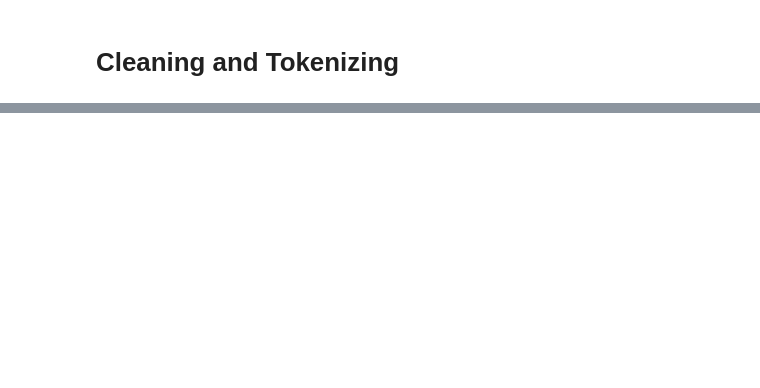
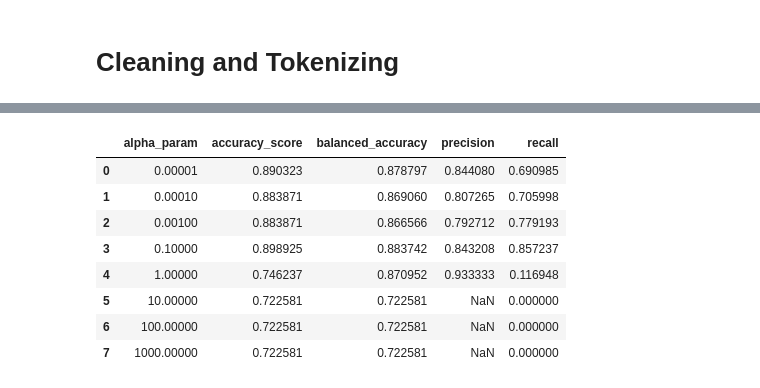
Before and after one commit to jonathanold/conflict-india, a Jupyter notebook: code/SATP code/naive_bayes_satp.ipynb, the cells around one changed output, grey strips where cells are left out. Cells and saved outputs as stored; diff of their text form; code cells hidden in the pictures; blank space fills up the shorter version.

```diff
--- a/code/SATP code/naive_bayes_satp.ipynb
+++ b/code/SATP code/naive_bayes_satp.ipynb
@@ -161,0 +183,13 @@ def cross_validation(kernel, C, gamma, num_features, folds):
+# %%
+data = alpha_accuracies(df["naxalite_maoist"])
+pd.DataFrame(data)
+# %% [output]
+|  | alpha_param | accuracy_score | balanced_accuracy | precision | recall |
+| 0 | 0.00001 | 0.890323 | 0.878797 | 0.844080 | 0.690985 |
+| 1 | 0.00010 | 0.883871 | 0.869060 | 0.807265 | 0.705998 |
+| 2 | 0.00100 | 0.883871 | 0.866566 | 0.792712 | 0.779193 |
+| 3 | 0.10000 | 0.898925 | 0.883742 | 0.843208 | 0.857237 |
+| 4 | 1.00000 | 0.746237 | 0.870952 | 0.933333 | 0.116948 |
+| 5 | 10.00000 | 0.722581 | 0.722581 | NaN | 0.000000 |
+| 6 | 100.00000 | 0.722581 | 0.722581 | NaN | 0.000000 |
+| 7 | 1000.00000 | 0.722581 | 0.722581 | NaN | 0.000000 |
```
Also changed, not shown: parts of 16 cells of this notebook, 1 other file.
